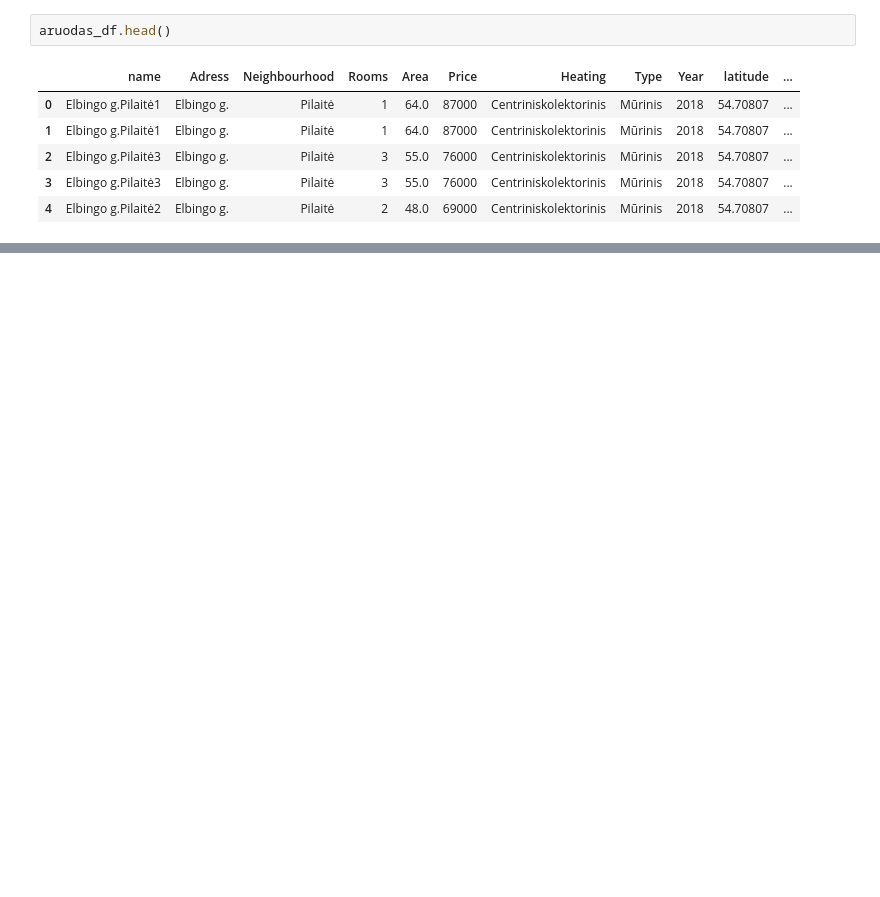
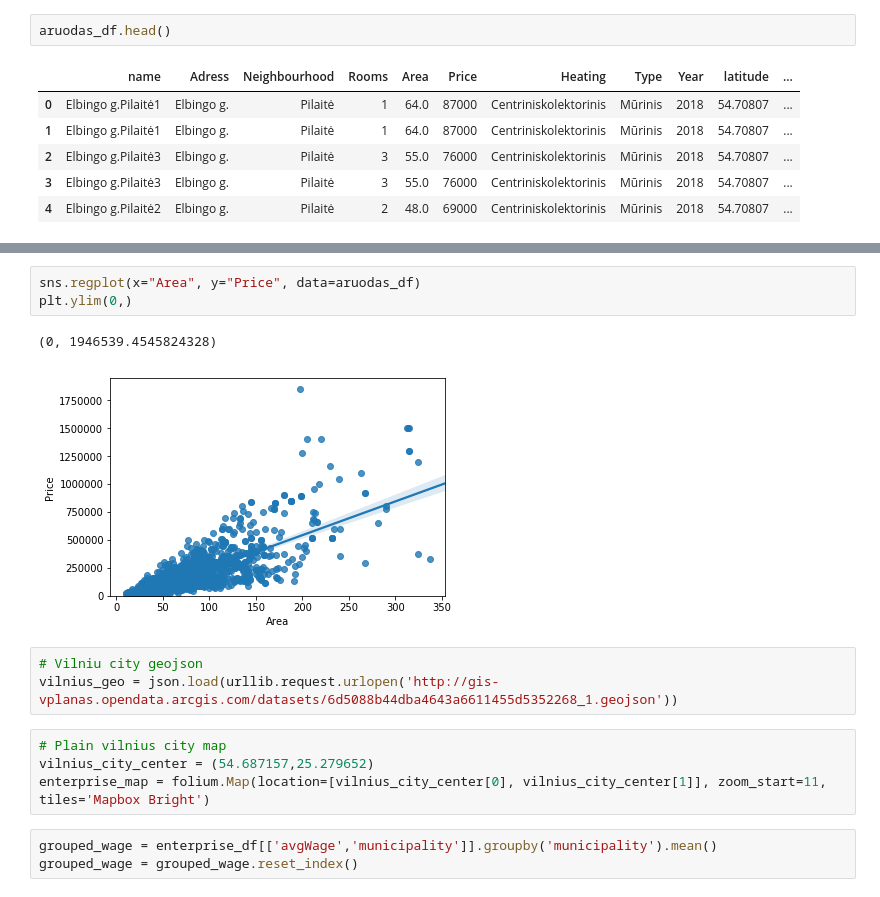
Before and after one commit to stambus/Coursera_capstone, a Jupyter notebook: Capstone project: 'Real estate'.ipynb, the cells around one changed output, grey strips where cells are left out. Saved outputs shown, nothing was run; the diff lists cells and outputs as text; blank space fills up the shorter version.

```diff
--- a/Capstone project: 'Real estate'.ipynb
+++ b/Capstone project: 'Real estate'.ipynb
@@ -189,0 +220,16 @@ aruodas_df.head()
+# %%
+sns.regplot(x="Area", y="Price", data=aruodas_df)
+plt.ylim(0,)
+# %% [output]
+(0, 1946539.4545824328)
+[figure, added]
+# %%
+# Vilniu city geojson
+vilnius_geo = json.load(urllib.request.urlopen('http://gis-vplanas.opendata.arcgis.com/datasets/6d5088b44dba4643a6611455d5352268_1.geojson'))
+# %%
+# Plain vilnius city map
+vilnius_city_center = (54.687157,25.279652)
+enterprise_map = folium.Map(location=[vilnius_city_center[0], vilnius_city_center[1]], zoom_start=11, tiles='Mapbox Bright')
+# %%
+grouped_wage = enterprise_df[['avgWage','municipality']].groupby('municipality').mean()
+grouped_wage = grouped_wage.reset_index()
```
Also changed, not shown: parts of 37 cells of this notebook.
